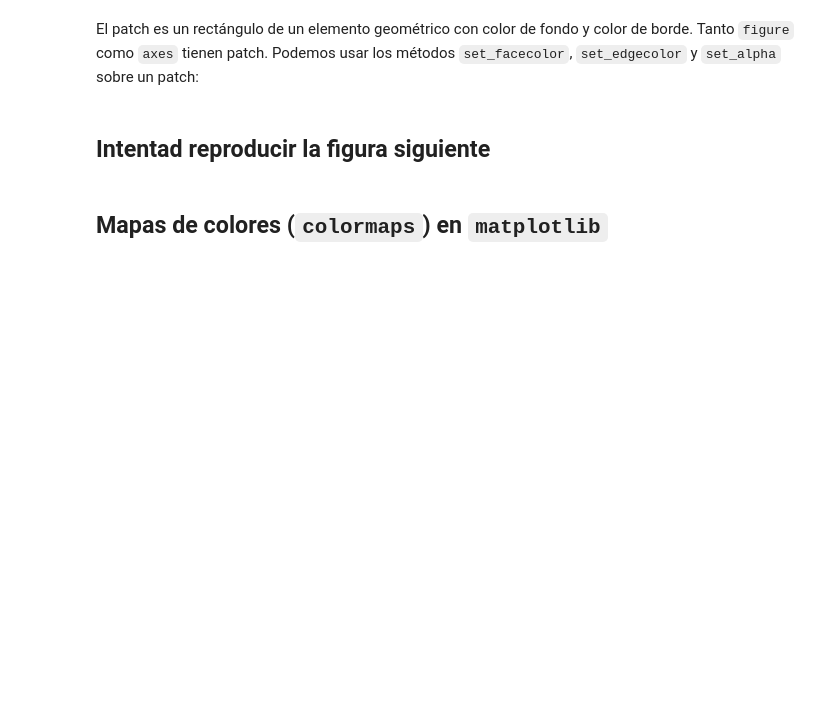
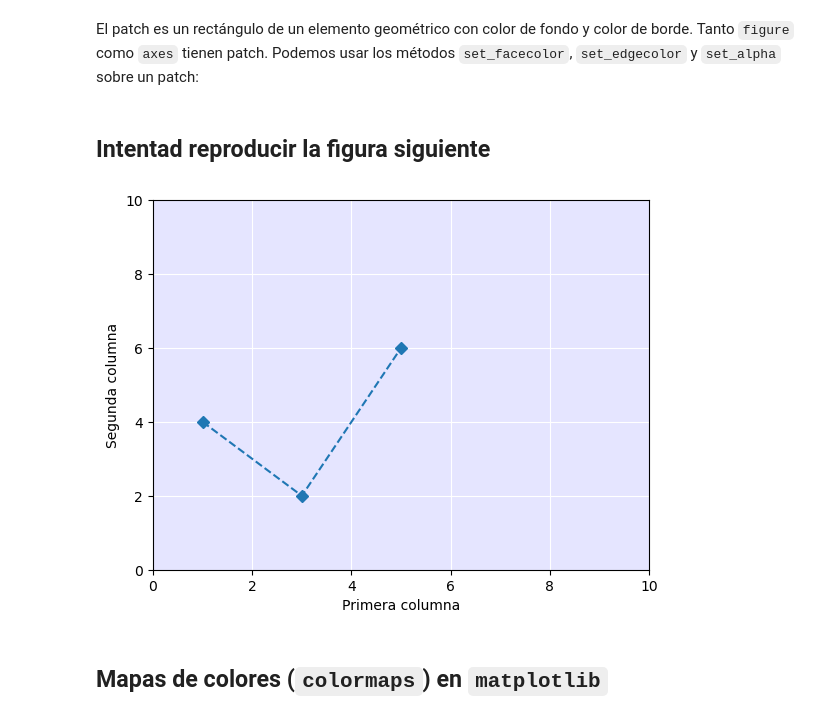
Before and after one commit to Antoniogins/IntroductionToDataScience, a Jupyter notebook: src/05-visualizar-con-graficas/explicaciones-visualizacion_matplotlib.ipynb, the cells around one changed output. Drawn from its saved outputs; the diff is of its cells as text; code cells hidden in the pictures; blank space fills up the shorter version.

```diff
--- a/src/05-visualizar-con-graficas/explicaciones-visualizacion_matplotlib.ipynb
+++ b/src/05-visualizar-con-graficas/explicaciones-visualizacion_matplotlib.ipynb
@@ -204,6 +208,20 @@ El patch  es un rectángulo de un elemento geométrico con color de fondo y colo
 fig.patch.set_facecolor('green') # El patch
 # %% [markdown]
 ## Intentad reproducir la figura siguiente
+# %%
+# plt.style.use("seaborn-v0_8")
+fix, ax = plt.subplots()
+ax.plot(df["col1"], df["col2"], marker='D', linestyle='--')
+ax.grid(color='w')
+ax.set_xlim(0, 10)
+ax.set_xlabel("Primera columna")
+ax.set_ylim(0, 10)
+ax.set_ylabel("Segunda columna")
+ax.set_box_aspect()
+ax.patch.set_facecolor("blue")
+ax.patch.set_alpha(0.1)
+# %% [output]
+[figure, added]
 # %% [markdown]
 ## Mapas de colores (`colormaps`) en `matplotlib`
 # %% [markdown]
```
Also changed, not shown: parts of 12 cells of this notebook.
